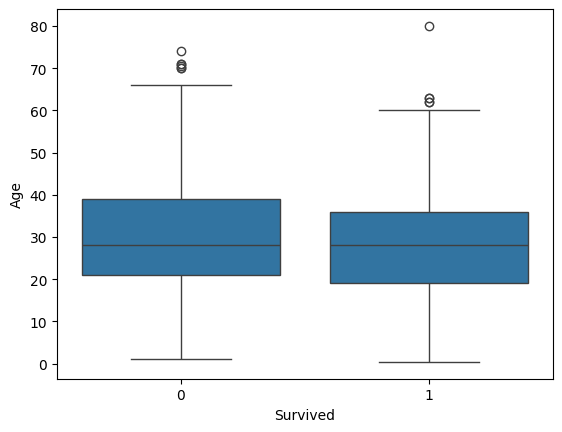
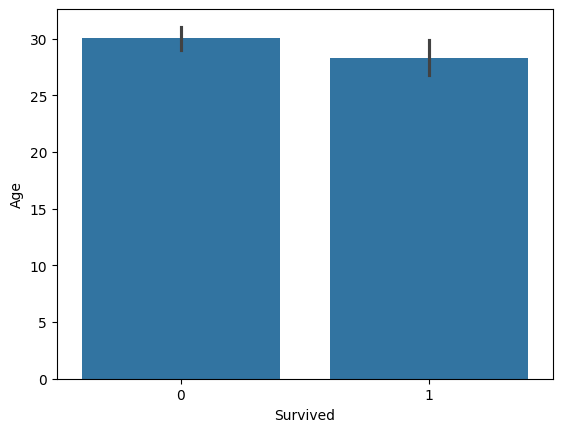
Code edit (unified diff) that turned the first committed figure into the second:
--- before
+++ after
@@ -1,4 +1,4 @@
 # Plot survival vs age (binned automatically)
-sns.boxplot(x="Survived", y="Age", data=train)
+sns.barplot(x="Survived", y="Age", data=train)
 
 # Percentage of children (Age <= 18)

Commit: Created using Colab